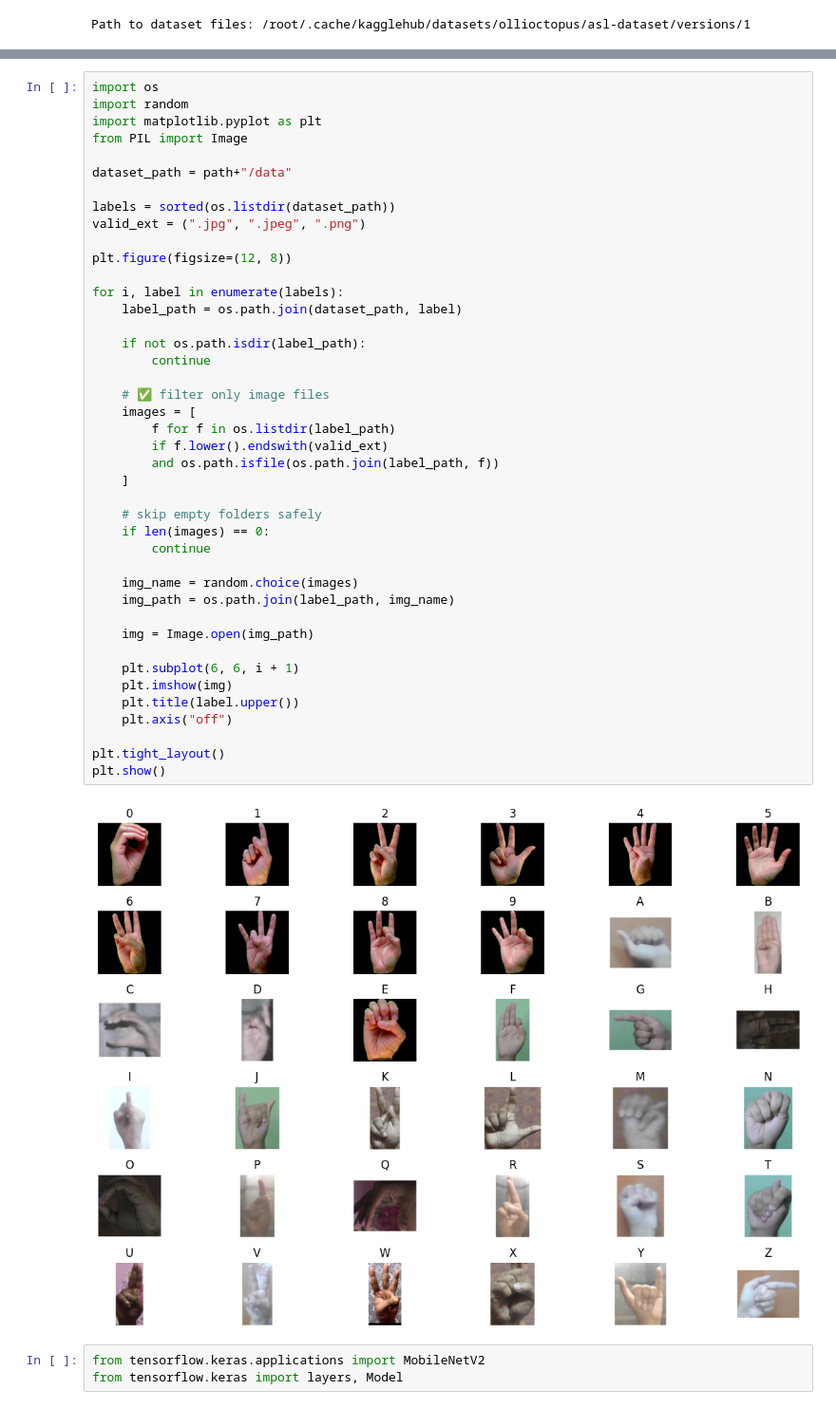
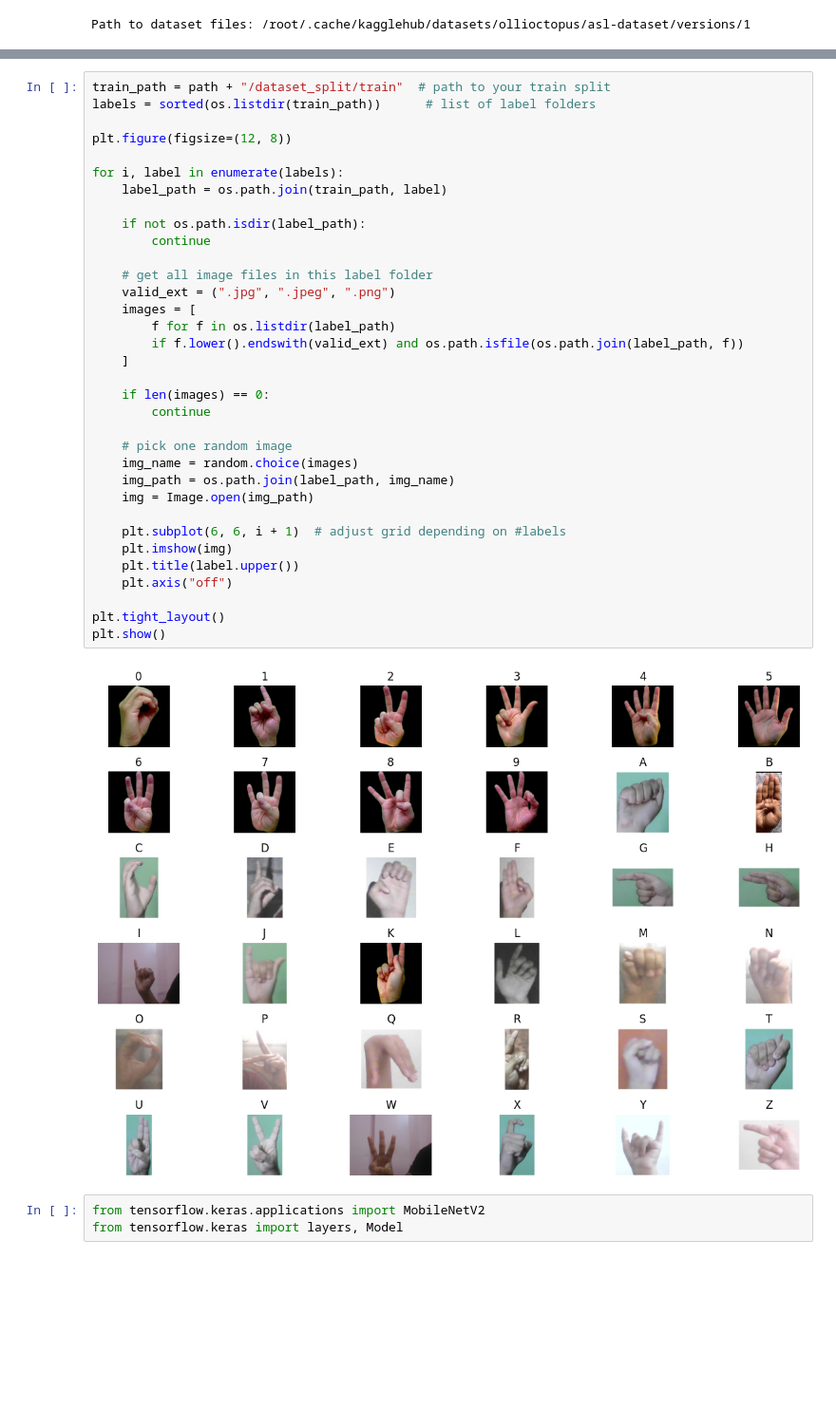
Before and after one commit to JenniferShearer/ENDG-511-Project-Repo, a Jupyter notebook: project_jenny.ipynb, the cells around one changed output, grey strips where cells are left out. Shown at 95% size. Drawn from its saved outputs; the diff is of its cells as text; blank space fills up the shorter version.

Commit message:
test/train split

```diff
--- a/project_jenny.ipynb
+++ b/project_jenny.ipynb
@@ -59,47 +110,39 @@ import matplotlib.pyplot as plt
 # %%
-import os
-import random
-import matplotlib.pyplot as plt
-from PIL import Image
-
-dataset_path = path+"/data"
-
-labels = sorted(os.listdir(dataset_path))
-valid_ext = (".jpg", ".jpeg", ".png")
+train_path = path + "/dataset_split/train"  # path to your train split
+labels = sorted(os.listdir(train_path))      # list of label folders
 
 plt.figure(figsize=(12, 8))
 
 for i, label in enumerate(labels):
-    label_path = os.path.join(dataset_path, label)
+    label_path = os.path.join(train_path, label)
 
     if not os.path.isdir(label_path):
         continue
 
-    # ✅ filter only image files
+    # get all image files in this label folder
+    valid_ext = (".jpg", ".jpeg", ".png")
     images = [
         f for f in os.listdir(label_path)
-        if f.lower().endswith(valid_ext)
-        and os.path.isfile(os.path.join(label_path, f))
+        if f.lower().endswith(valid_ext) and os.path.isfile(os.path.join(label_path, f))
     ]
 
-    # skip empty folders safely
     if len(images) == 0:
         continue
 
+    # pick one random image
     img_name = random.choice(images)
     img_path = os.path.join(label_path, img_name)
-
     img = Image.open(img_path)
 
-    plt.subplot(6, 6, i + 1)
+    plt.subplot(6, 6, i + 1)  # adjust grid depending on #labels
     plt.imshow(img)
     plt.title(label.upper())
     plt.axis("off")
 
 plt.tight_layout()
 plt.show()
 # %% [output]
-[figure, old version]
+[figure, new version]
 # %%
 from tensorflow.keras.applications import MobileNetV2
 from tensorflow.keras import layers, Model
```
Also changed, not shown: parts of 2 cells of this notebook.
